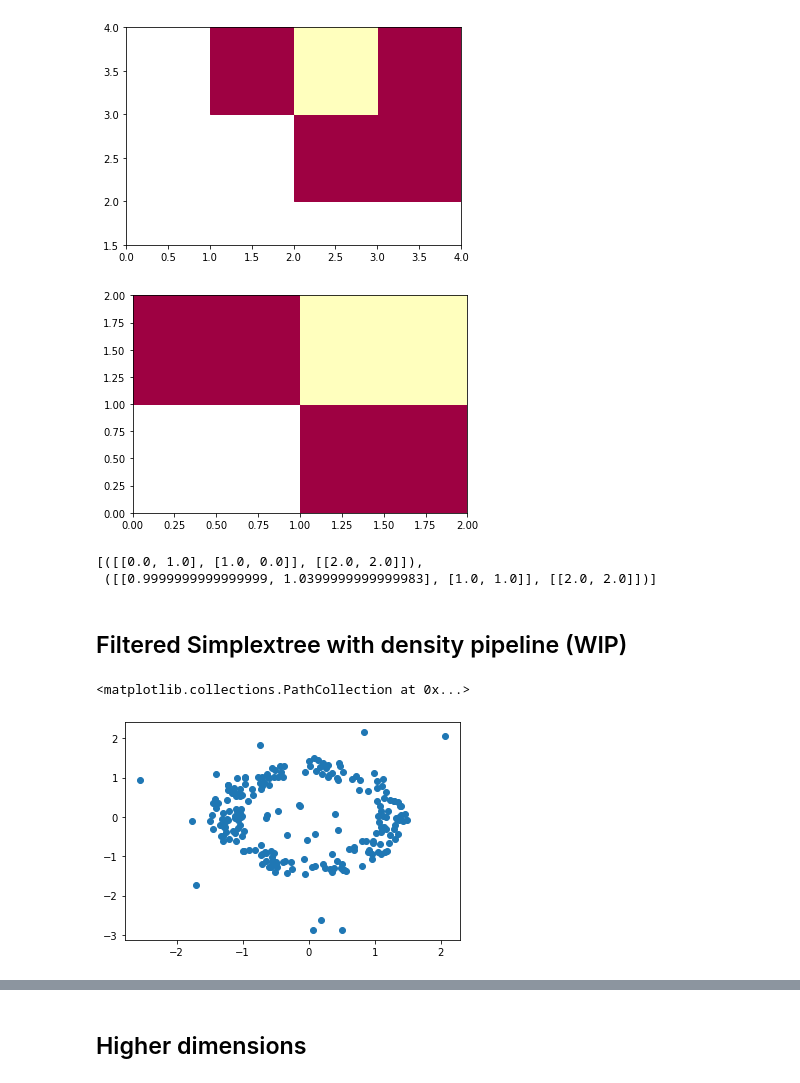
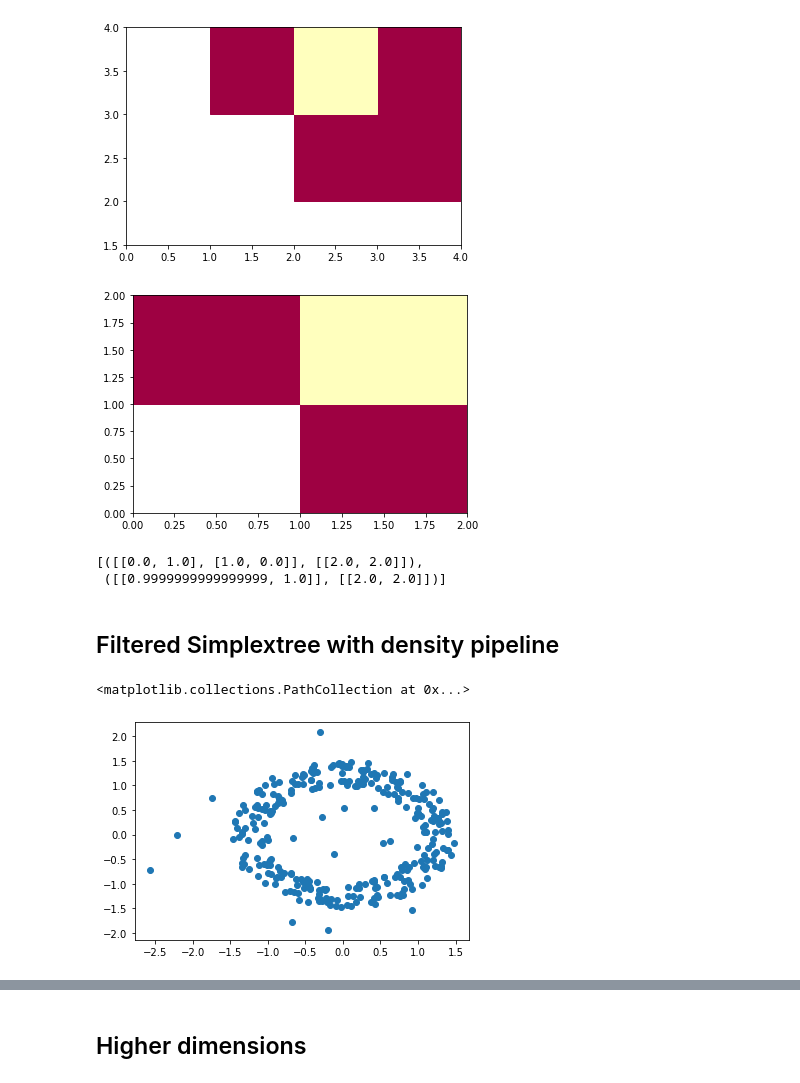
Before and after one commit to DavidLapous/multipers, a Jupyter notebook: How to use custom vineyards.ipynb, the cells around one changed output, grey strips where cells are left out. Saved outputs shown, nothing was run; the diff lists cells and outputs as text; code cells hidden in the pictures.

```diff
--- a/How to use custom vineyards.ipynb
+++ b/How to use custom vineyards.ipynb
@@ -170,24 +187,24 @@ simplextree.insert([2])
 F1 = np.array([0,1,1,1])
 F2 = np.array([1,0,1,1])
 filters = np.hstack([F1[:,np.newaxis], F2[:,np.newaxis]])
-plot_approx_2d(simplextree, filters, 0.01, box=[[0,0],[2,2]],dimension=0, return_corners=1)
+plot_approx_2d(simplextree, filters, 0.1, box=[[0,0],[2,2]],dimension=0, return_corners=1)
 # %% [output]
 [figure]
 [([[0.0, 1.0], [1.0, 0.0]], [[2.0, 2.0]]),
- ([[0.9999999999999999, 1.0399999999999983], [1.0, 1.0]], [[2.0, 2.0]])]
+ ([[0.9999999999999999, 1.0]], [[2.0, 2.0]])]
 # %% [markdown]
-## Filtered Simplextree with density pipeline (WIP)
+## Filtered Simplextree with density pipeline
 # %%
 from benchmark_functions import noisy_annulus
 from sklearn.neighbors import KernelDensity
 # %%
-npts = 200
-noutliers = npts * 0.1
+npts = 300
+noutliers = npts * 0.05
 X = np.array(noisy_annulus(1,1.5, npts) + noisy_annulus(0,0.7, (int)(noutliers/2)) + noisy_annulus(1.6,3, (int)(noutliers/2)) )
 plt.scatter(X[:,0], X[:,1])
 # %% [output]
 <matplotlib.collections.PathCollection at 0x...>
-[figure, old version]
+[figure, new version]
 # %%
 nlines = 100
 simplextree = gd.AlphaComplex(points=X).create_simplex_tree()
```
Also changed, not shown: parts of 37 cells of this notebook, 11 other files.
